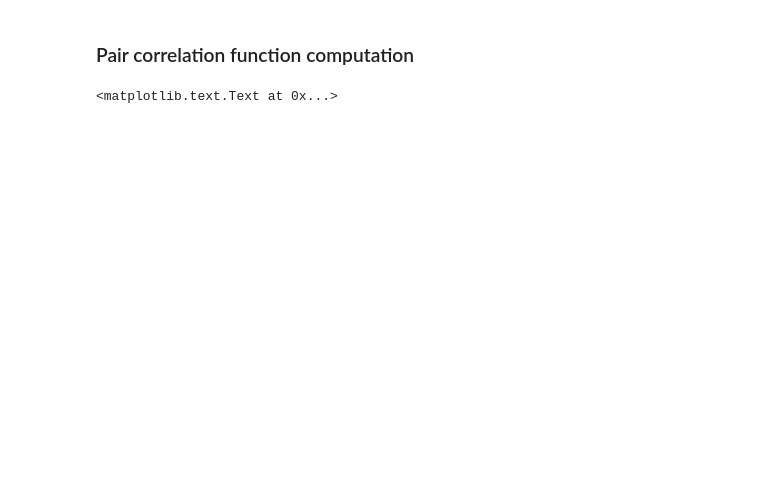
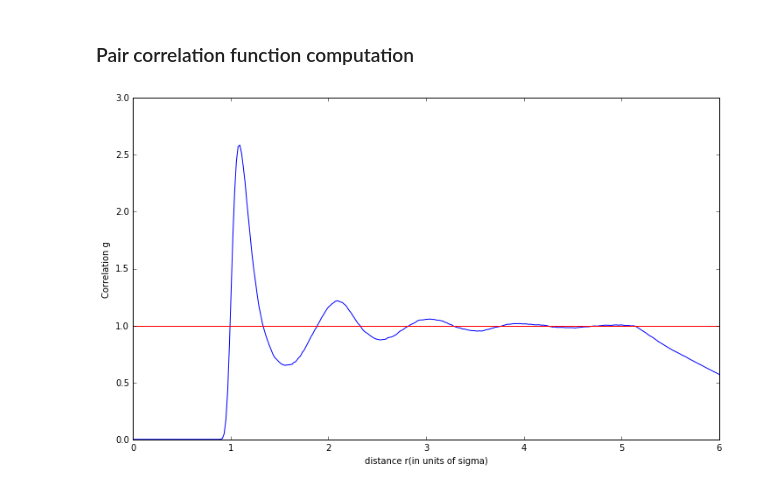
Before and after one commit to GitJaap/Computational-physics, a Jupyter notebook: Argon/ArgonResults.ipynb, the cells around one changed output. Cells and saved outputs as stored; diff of their text form; code cells hidden in the pictures; blank space fills up the shorter version.

```diff
--- a/Argon/ArgonResults.ipynb
+++ b/Argon/ArgonResults.ipynb
@@ -101,19 +109,19 @@ plt.show()
 # %%
 #for gas
 pos,vel,rho,T,n,timesteps,dt,N,L = ar.init_params(0.8,1,6,4000)
 pos2,vel2,K,V,rV, nr = ar.evolveTimeFixedTAndCalcG(pos,vel,timesteps,N,L,dt,T, 1000)
 rVec, g = ar.correlation(N, L, len(nr[0,:]), nr, 2000)
 plt.figure(figsize = (12,7))
 plt.plot(rVec, g)
-plt.ylim((0,5))
+plt.ylim((0,3))
 plt.xlim((0,6))
 plt.xlabel('distance r(in units of sigma)')
 plt.ylabel('Correlation g')
 plt.axhline(1, color="r")
-plt.title("correlation function for Gas T = %.2f rho=%.2f" % (T, rho))
+# plt.title("correlation function for Gas T = %.2f rho=%.2f" % (T, rho))
 plt.show()
 # %% [output]
-<matplotlib.text.Text at 0x...>
+[figure, added]
 # %%
 #for liquid
 pos,vel,rho,T,n,timesteps,dt,N,L = ar.init_params(0.96,1,6,4000)
```
Also changed, not shown: parts of 6 cells of this notebook, 17 other files.
